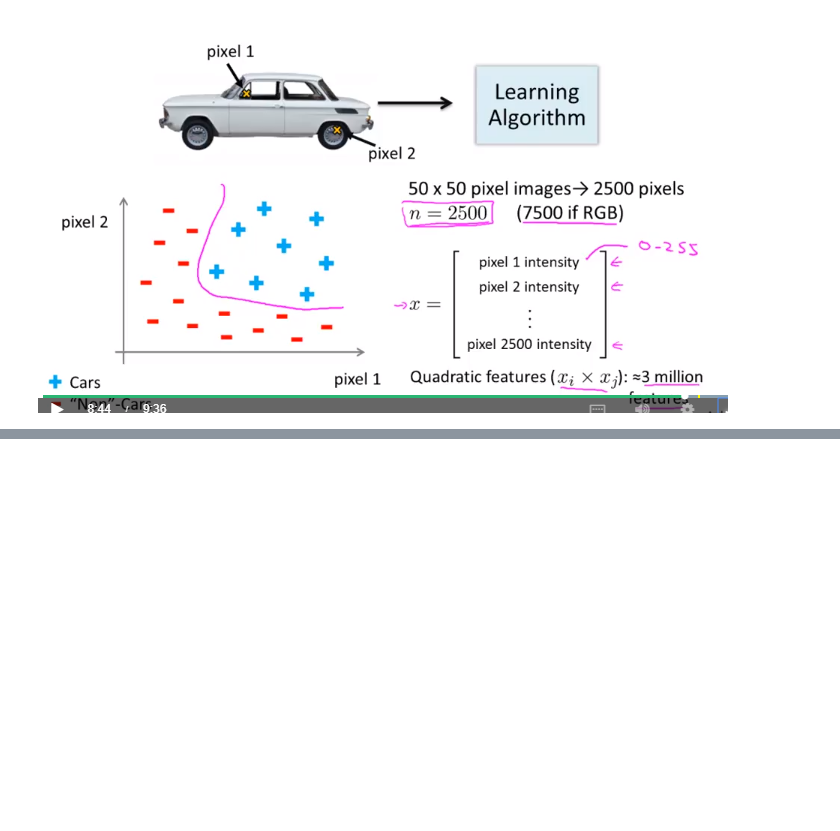
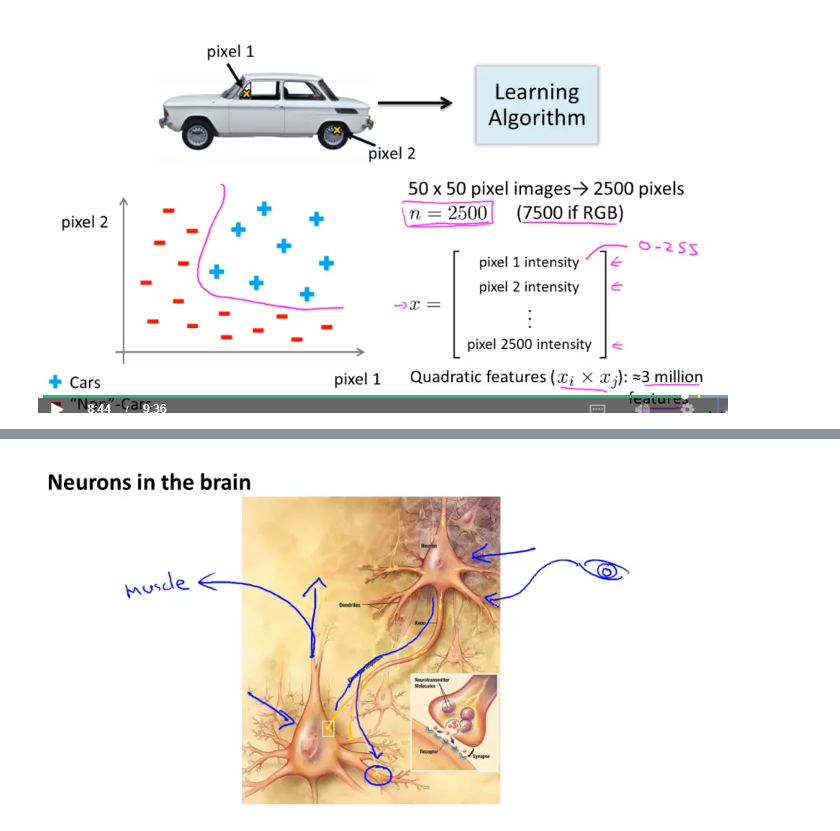
Before and after one commit to louloret/Andrew-NG-Machine-Learning, a Jupyter notebook: Week 4 Neural Networks Representation-checkpoint.ipynb, the cells around one changed output, grey strips where cells are left out. Cells and saved outputs as stored; diff of their text form; code cells hidden in the pictures; blank space fills up the shorter version.

```diff
--- a/Week 4 Neural Networks Representation-checkpoint.ipynb
+++ b/Week 4 Neural Networks Representation-checkpoint.ipynb
@@ -30,0 +37,4 @@ Image(filename = path + "too_many_features.png")
+# %%
+Image(filename = path + "brain_communication.png")
+# %% [output]
+[figure, added]
```
Also changed, not shown: parts of 21 cells of this notebook.
